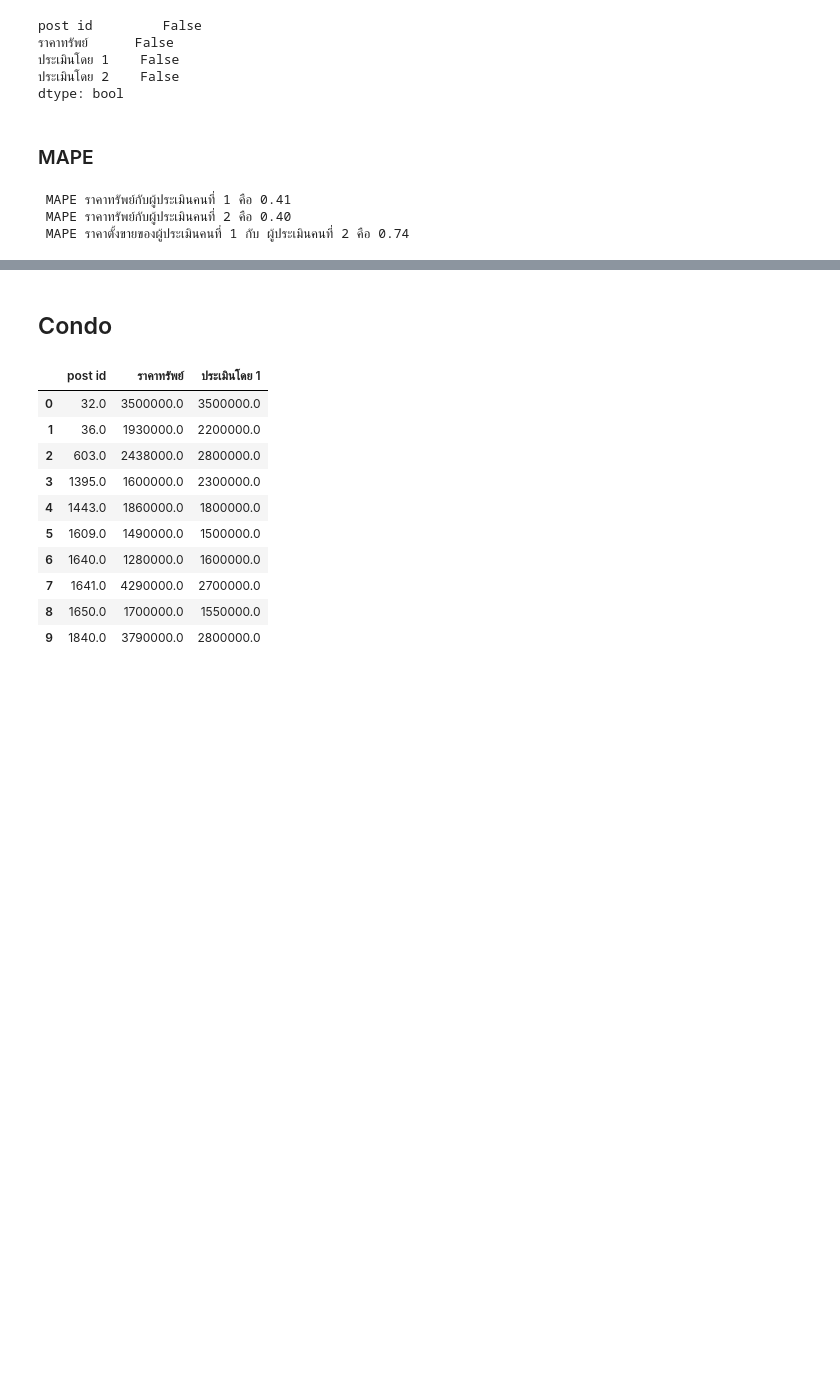
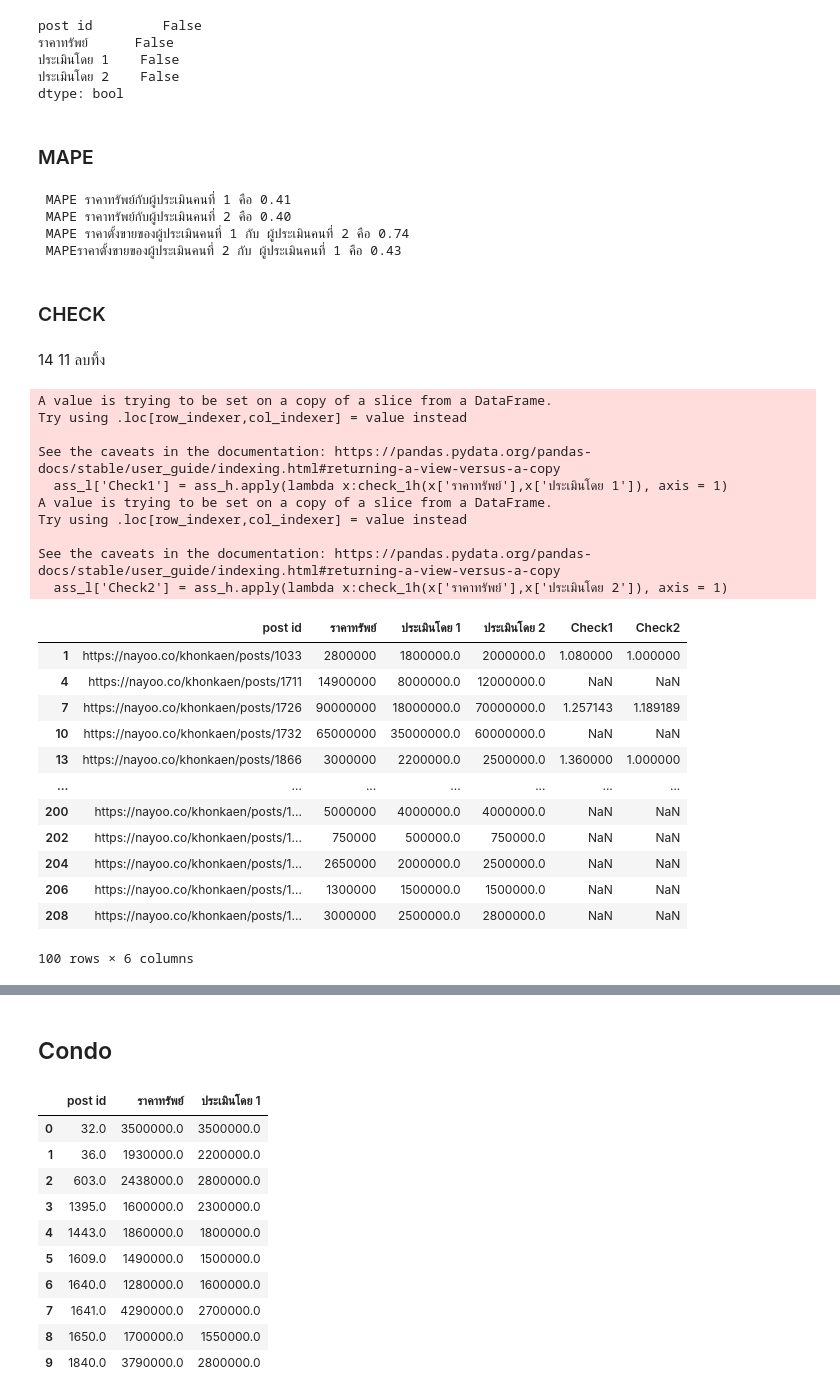
Before and after one commit to gxilly/bsc_dpdm22, a Jupyter notebook: [dataprep1]_property_estimator.ipynb, the cells around one changed output, grey strips where cells are left out. Cells and saved outputs as stored; diff of their text form; code cells hidden in the pictures; blank space fills up the shorter version.

```diff
--- a/[dataprep1]_property_estimator.ipynb
+++ b/[dataprep1]_property_estimator.ipynb
@@ -364,6 +450,39 @@ mpl12 = mape(pred_1l,pred_2l)
 # %%
-print(f' MAPE ราคาทรัพย์กับผู้ประเมินคนที่ 1 คือ {mpl1:.2f}\n MAPE ราคาทรัพย์กับผู้ประเมินคนที่ 2 คือ {mpl2:.2f}\n MAPE ราคาตั้งขายของผู้ประเมินคนที่ 1 กับ ผู้ประเมินคนที่ 2 คือ {mpl12:.2f}')
+print(f' MAPE ราคาทรัพย์กับผู้ประเมินคนที่ 1 คือ {mpl1:.2f}\n MAPE ราคาทรัพย์กับผู้ประเมินคนที่ 2 คือ {mpl2:.2f}\n MAPE ราคาตั้งขายของผู้ประเมินคนที่ 1 กับ ผู้ประเมินคนที่ 2 คือ {mpl12:.2f}\n MAPEราคาตั้งขายของผู้ประเมินคนที่ 2 กับ ผู้ประเมินคนที่ 1 คือ {mpl21:.2f}')
 # %% [output]
  MAPE ราคาทรัพย์กับผู้ประเมินคนที่ 1 คือ 0.41
  MAPE ราคาทรัพย์กับผู้ประเมินคนที่ 2 คือ 0.40
  MAPE ราคาตั้งขายของผู้ประเมินคนที่ 1 กับ ผู้ประเมินคนที่ 2 คือ 0.74
+ MAPEราคาตั้งขายของผู้ประเมินคนที่ 2 กับ ผู้ประเมินคนที่ 1 คือ 0.43
+# %% [markdown]
+### CHECK
+# %% [markdown]
+14 11 ลบทิ้ง
+# %%
+ass_l['Check1'] = ass_h.apply(lambda x:check_1h(x['ราคาทรัพย์'],x['ประเมินโดย 1']), axis = 1)
+ass_l['Check2'] = ass_h.apply(lambda x:check_1h(x['ราคาทรัพย์'],x['ประเมินโดย 2']), axis = 1)
+ass_l
+# %% [output]
+A value is trying to be set on a copy of a slice from a DataFrame.
+Try using .loc[row_indexer,col_indexer] = value instead
+
+See the caveats in the documentation: https://pandas.pydata.org/pandas-docs/stable/user_guide/indexing.html#returning-a-view-versus-a-copy
+  ass_l['Check1'] = ass_h.apply(lambda x:check_1h(x['ราคาทรัพย์'],x['ประเมินโดย 1']), axis = 1)
+A value is trying to be set on a copy of a slice from a DataFrame.
+Try using .loc[row_indexer,col_indexer] = value instead
+
+See the caveats in the documentation: https://pandas.pydata.org/pandas-docs/stable/user_guide/indexing.html#returning-a-view-versus-a-copy
+  ass_l['Check2'] = ass_h.apply(lambda x:check_1h(x['ราคาทรัพย์'],x['ประเมินโดย 2']), axis = 1)
+|  | post id | ราคาทรัพย์ | ประเมินโดย 1 | ประเมินโดย 2 | Check1 | Check2 |
+| 1 | https://nayoo.co/khonkaen/posts/1033 | 2800000 | 1800000.0 | 2000000.0 | 1.080000 | 1.000000 |
+| 4 | https://nayoo.co/khonkaen/posts/1711 | 14900000 | 8000000.0 | 12000000.0 | NaN | NaN |
+| 7 | https://nayoo.co/khonkaen/posts/1726 | 90000000 | 18000000.0 | 70000000.0 | 1.257143 | 1.189189 |
+| 10 | https://nayoo.co/khonkaen/posts/1732 | 65000000 | 35000000.0 | 60000000.0 | NaN | NaN |
+| 13 | https://nayoo.co/khonkaen/posts/1866 | 3000000 | 2200000.0 | 2500000.0 | 1.360000 | 1.000000 |
+| ... | ... | ... | ... | ... | ... | ... |
+| 200 | https://nayoo.co/khonkaen/posts/1... | 5000000 | 4000000.0 | 4000000.0 | NaN | NaN |
+| 202 | https://nayoo.co/khonkaen/posts/1... | 750000 | 500000.0 | 750000.0 | NaN | NaN |
+| 204 | https://nayoo.co/khonkaen/posts/1... | 2650000 | 2000000.0 | 2500000.0 | NaN | NaN |
+| 206 | https://nayoo.co/khonkaen/posts/1... | 1300000 | 1500000.0 | 1500000.0 | NaN | NaN |
+| 208 | https://nayoo.co/khonkaen/posts/1... | 3000000 | 2500000.0 | 2800000.0 | NaN | NaN |
+100 rows × 6 columns
```
Also changed, not shown: parts of 20 cells of this notebook.
